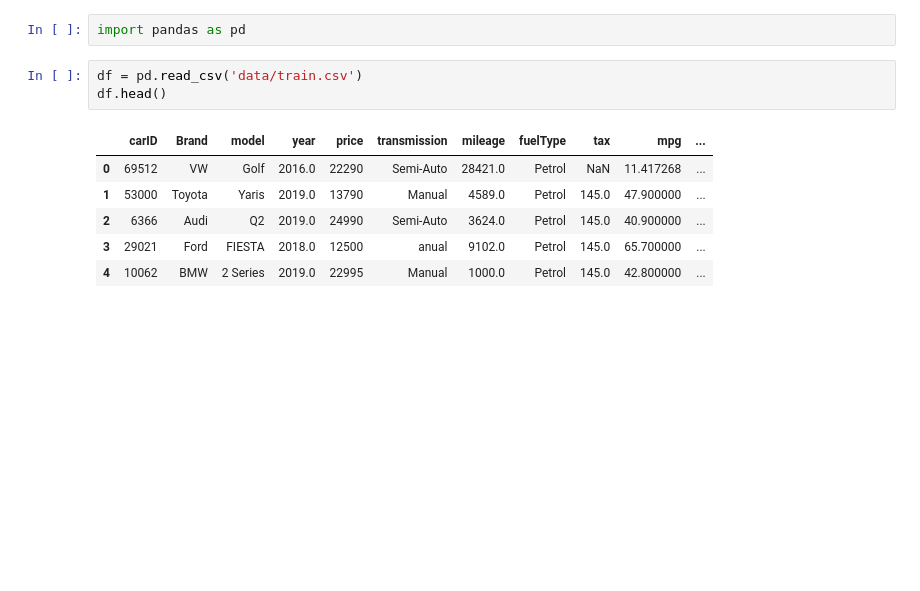
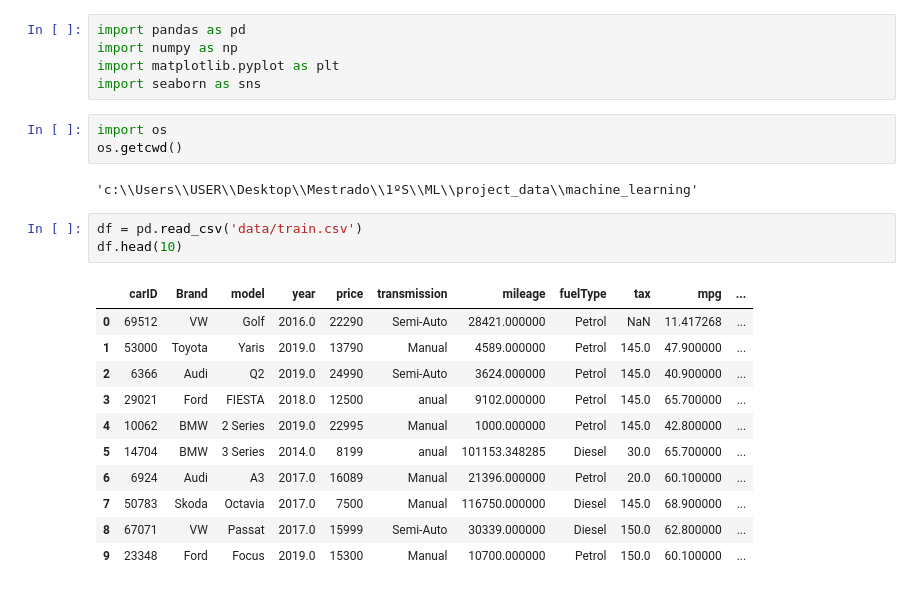
Before and after one commit to lucasdmcax/machine_learning, a Jupyter notebook: Homework_Group20.ipynb, the cells around one changed output. Saved outputs shown, nothing was run; the diff lists cells and outputs as text; blank space fills up the shorter version.

```diff
--- a/Homework_Group20.ipynb
+++ b/Homework_Group20.ipynb
@@ -1,12 +1,25 @@
 # %%
 import pandas as pd
+import numpy as np
+import matplotlib.pyplot as plt
+import seaborn as sns
+# %%
+import os
+os.getcwd()
+# %% [output]
+'c:\\Users\\USER\\Desktop\\Mestrado\\1ºS\\ML\\project_data\\machine_learning'
 # %%
 df = pd.read_csv('data/train.csv')
-df.head()
+df.head(10)
 # %% [output]
 |  | carID | Brand | model | year | price | transmission | mileage | fuelType | tax | mpg | ... |
-| 0 | 69512 | VW | Golf | 2016.0 | 22290 | Semi-Auto | 28421.0 | Petrol | NaN | 11.417268 | ... |
-| 1 | 53000 | Toyota | Yaris | 2019.0 | 13790 | Manual | 4589.0 | Petrol | 145.0 | 47.900000 | ... |
-| 2 | 6366 | Audi | Q2 | 2019.0 | 24990 | Semi-Auto | 3624.0 | Petrol | 145.0 | 40.900000 | ... |
-| 3 | 29021 | Ford | FIESTA | 2018.0 | 12500 | anual | 9102.0 | Petrol | 145.0 | 65.700000 | ... |
-| 4 | 10062 | BMW | 2 Series | 2019.0 | 22995 | Manual | 1000.0 | Petrol | 145.0 | 42.800000 | ... |
+| 0 | 69512 | VW | Golf | 2016.0 | 22290 | Semi-Auto | 28421.000000 | Petrol | NaN | 11.417268 | ... |
+| 1 | 53000 | Toyota | Yaris | 2019.0 | 13790 | Manual | 4589.000000 | Petrol | 145.0 | 47.900000 | ... |
+| 2 | 6366 | Audi | Q2 | 2019.0 | 24990 | Semi-Auto | 3624.000000 | Petrol | 145.0 | 40.900000 | ... |
+| 3 | 29021 | Ford | FIESTA | 2018.0 | 12500 | anual | 9102.000000 | Petrol | 145.0 | 65.700000 | ... |
+| 4 | 10062 | BMW | 2 Series | 2019.0 | 22995 | Manual | 1000.000000 | Petrol | 145.0 | 42.800000 | ... |
+| 5 | 14704 | BMW | 3 Series | 2014.0 | 8199 | anual | 101153.348285 | Diesel | 30.0 | 65.700000 | ... |
+| 6 | 6924 | Audi | A3 | 2017.0 | 16089 | Manual | 21396.000000 | Petrol | 20.0 | 60.100000 | ... |
+| 7 | 50783 | Skoda | Octavia | 2017.0 | 7500 | Manual | 116750.000000 | Diesel | 145.0 | 68.900000 | ... |
+| 8 | 67071 | VW | Passat | 2017.0 | 15999 | Semi-Auto | 30339.000000 | Diesel | 150.0 | 62.800000 | ... |
+| 9 | 23348 | Ford | Focus | 2019.0 | 15300 | Manual | 10700.000000 | Petrol | 150.0 | 60.100000 | ... |
```
Also changed, not shown: parts of 22 cells of this notebook, 1 other file.
